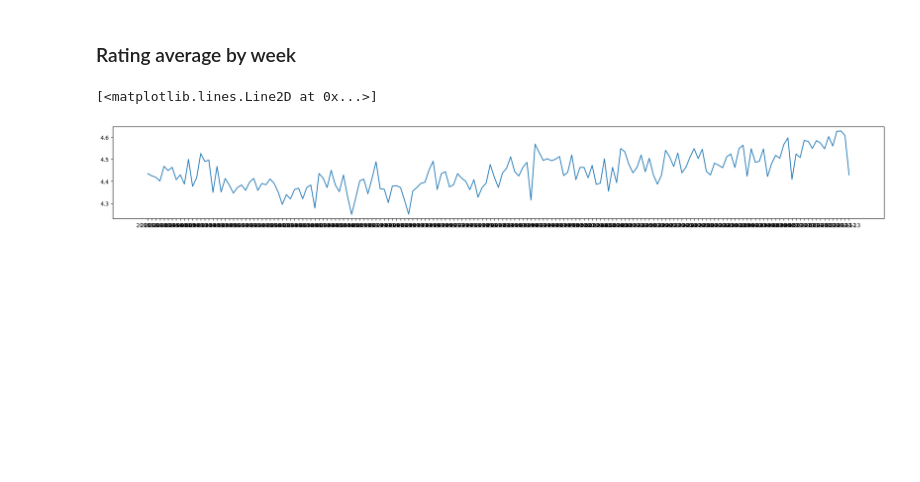
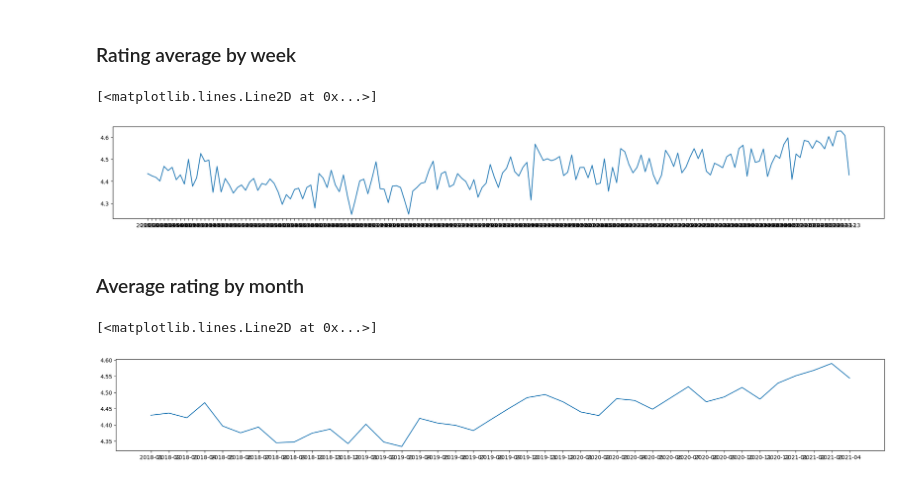
Before and after one commit to kingamal/data_visualization, a Jupyter notebook: plotting.ipynb, the cells around one changed output. Cells and saved outputs as stored; diff of their text form; code cells hidden in the pictures; blank space fills up the shorter version.

Commit message:
Average ratings by course by month

```diff
--- a/plotting.ipynb
+++ b/plotting.ipynb
@@ -57,3 +57,15 @@ plt.plot(week_average.index, week_average)
 # %% [output]
 [<matplotlib.lines.Line2D at 0x...>]
 [figure]
+# %% [markdown]
+### Average rating by month
+# %%
+data['Month'] = data['Timestamp'].dt.strftime('%Y-%m')
+month_average = data.groupby(['Month'])['Rating'].mean()
+month_average
+
+plt.figure(figsize=(25, 3))
+plt.plot(month_average.index, month_average)
+# %% [output]
+[<matplotlib.lines.Line2D at 0x...>]
+[figure, added]
```
Also changed, not shown: parts of 2 cells of this notebook.
